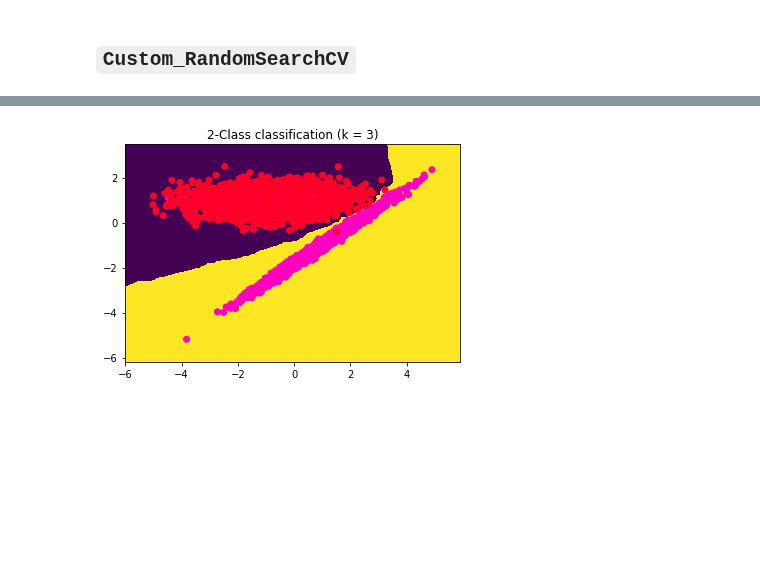
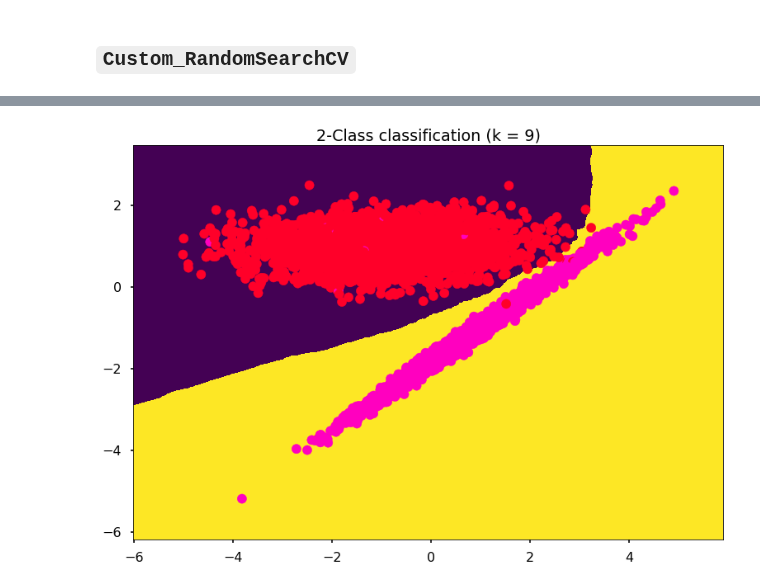
Before and after one commit to raj-shr-git/AAIC_Practice, a Jupyter notebook: ASSIGNMENTS/4.Random_Search_CV_using_KNN/Assignment_4_Solution.ipynb, the cells around one changed output, grey strips where cells are left out. Cells and saved outputs as stored; diff of their text form; code cells hidden in the pictures; blank space fills up the shorter version.

```diff
--- a/ASSIGNMENTS/4.Random_Search_CV_using_KNN/Assignment_4_Solution.ipynb
+++ b/ASSIGNMENTS/4.Random_Search_CV_using_KNN/Assignment_4_Solution.ipynb
@@ -234,19 +264,19 @@ def plot_decision_boundary(X1, X2, y, clf):
     Z = clf.predict(np.c_[xx.ravel(), yy.ravel()])
     Z = Z.reshape(xx.shape)
 
-    plt.figure()
-    plt.pcolormesh(xx, yy, Z, cmap='viridis',shading='auto')
-    # Plot also the training points
-    plt.scatter(X1, X2, c=y, cmap='gist_rainbow')
-
-    plt.xlim(xx.min(), xx.max())
-    plt.ylim(yy.min(), yy.max())
-    plt.title("2-Class classification (k = %i)" % (clf.n_neighbors))
-    plt.show()
+    with plt.style.context('seaborn-poster'):
+        plt.figure()
+        plt.pcolormesh(xx, yy, Z, cmap='viridis',shading='auto')
+        # Plot also the training points
+        plt.scatter(X1, X2, c=y, cmap='gist_rainbow')
+        plt.xlim(xx.min(), xx.max())
+        plt.ylim(yy.min(), yy.max())
+        plt.title("2-Class classification (k = %i)" % (clf.n_neighbors))
+        plt.show()
 # %%
 from matplotlib.colors import ListedColormap
-neigh = KNeighborsClassifier(n_neighbors = 3)
+neigh = KNeighborsClassifier(n_neighbors = 9)
 neigh.fit(X_train, y_train)
 plot_decision_boundary(X_train[:, 0], X_train[:, 1], y_train, neigh)
 # %% [output]
-[figure, old version]
+[figure, new version]
```
Also changed, not shown: parts of 9 cells of this notebook, 8 other files.
